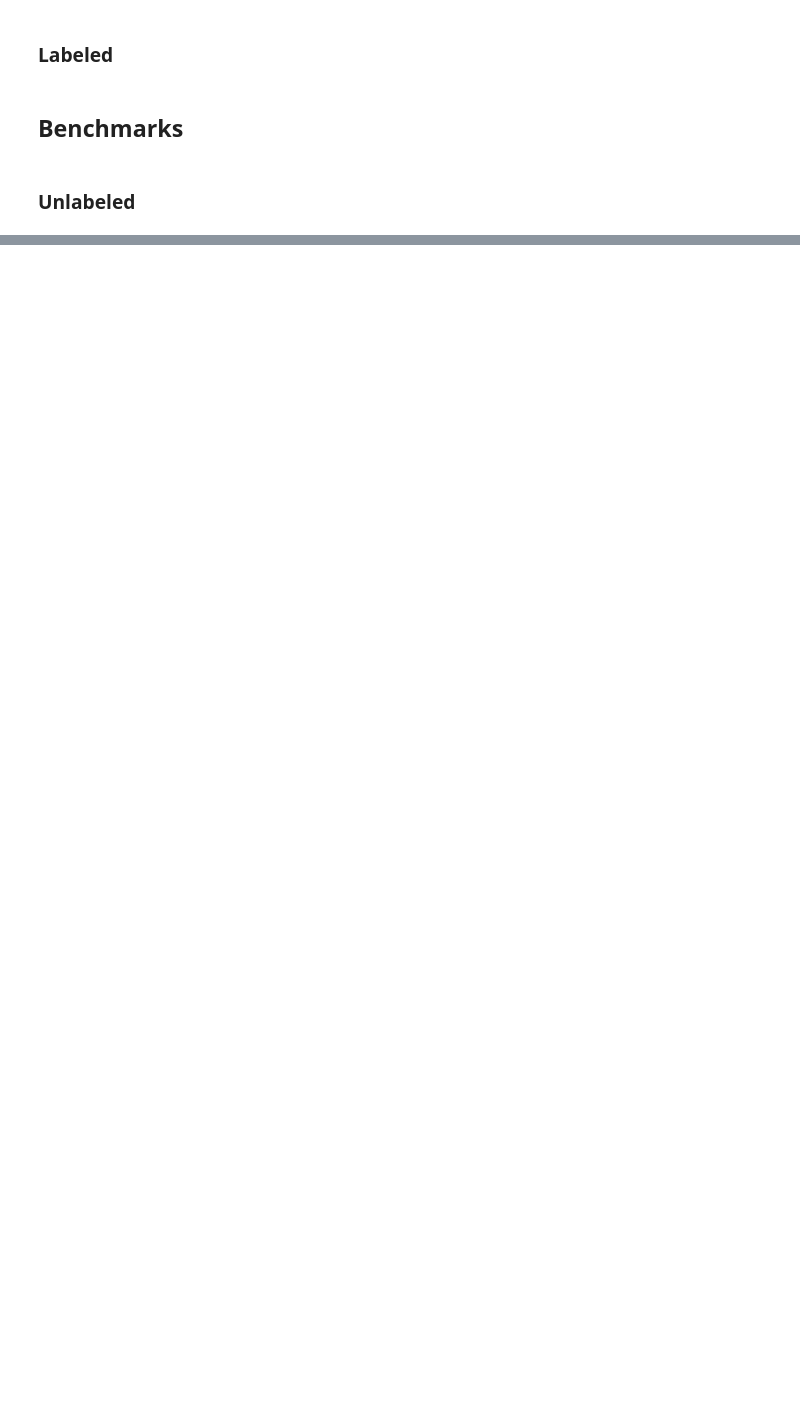
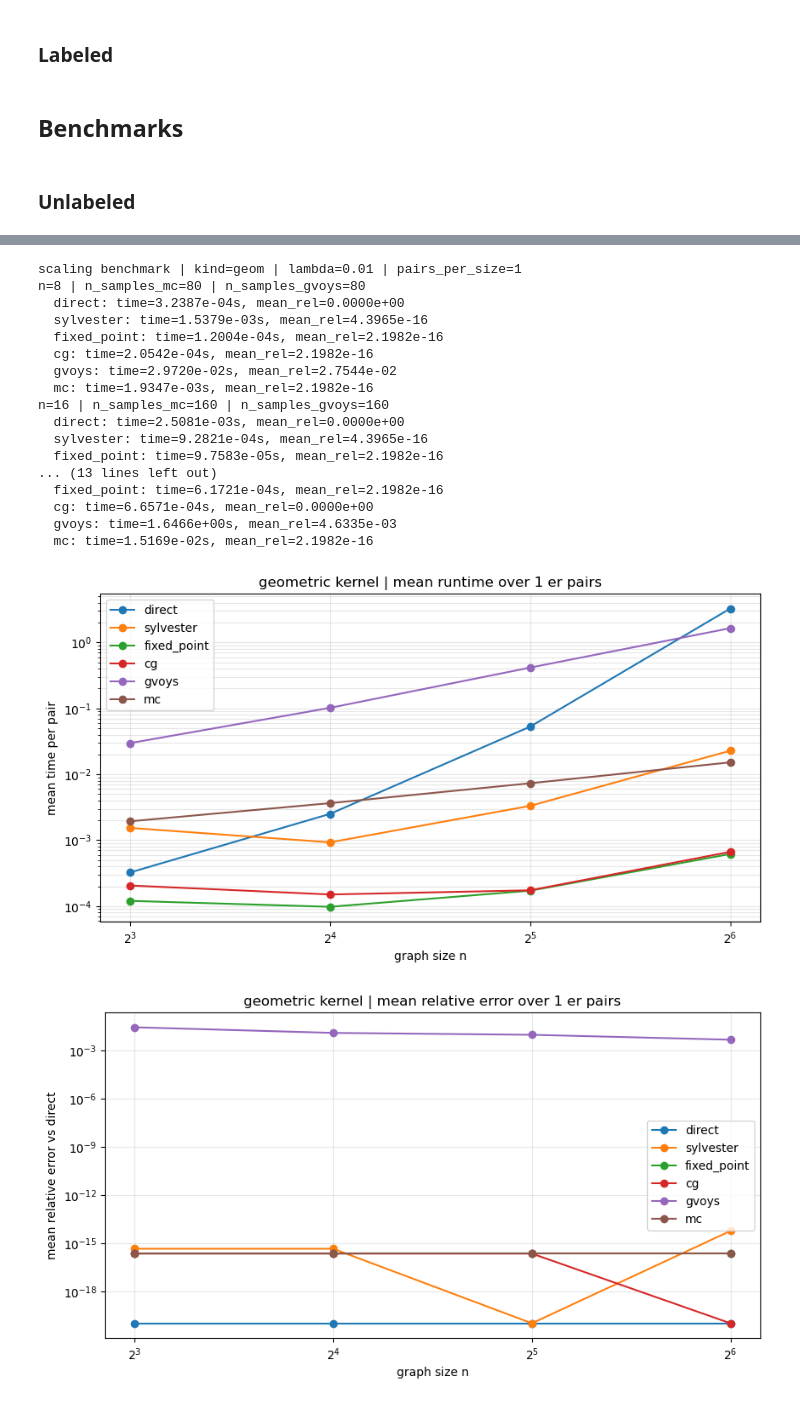
Before and after one commit to arslan-yam/random_walk_kernels_computations, a Jupyter notebook: notebooks/stochastic_rw_kernels.ipynb, the cells around one changed output, grey strips where cells are left out. Saved outputs shown, nothing was run; the diff lists cells and outputs as text; code cells hidden in the pictures; blank space fills up the shorter version.

```diff
--- a/notebooks/stochastic_rw_kernels.ipynb
+++ b/notebooks/stochastic_rw_kernels.ipynb
@@ -125,17 +126,17 @@ def mu_func_gen(kind="exp", lmbd=0.1):
 # %% [markdown]
 #### Unlabeled
 # %%
-def random_walk_kernel(P1, P2, v1, v2, w1, w2, mu_func, kernel_type="general", max_iter=30):
+def random_walk_kernel(P1, P2, v1, v2, w1, w2, mu_func, kind="general", max_iter=30):
     n1, n2 = len(v1), len(v2)
     W = np.kron(P1, P2)
     v = np.kron(v1, v2)
     w = np.kron(w1, w2)
 
-    if kernel_type == "exp":
+    if kind == "exp":
         lmbd = mu_func(1)
         S = la.expm(lmbd * W)
 
-    elif kernel_type == "geom":
+    elif kind == "geom":
         lmbd = mu_func(1)
         I = np.eye(W.shape[0], dtype=float)
         S = np.linalg.inv(I - lmbd * W)
@@ -632,7 +673,7 @@ def sample_length(kind, mu_func, rng):
         return rng.geometric(1.0 - lmbd) - 1
     raise ValueError(f"unsupported kind: {kind}")
 
-def get_samples(P, v, w, shared_random_variables, n_samples, rng):
+def build_features(P, v, w, shared_random_variables, n_samples, rng):
     samples = np.zeros(n_samples, dtype=float)
     for i in range(n_samples):
         len_walk = shared_random_variables[i]
@@ -648,8 +689,8 @@ def random_walk_kernel_mc(P1, P2, v1, v2, w1, w2, mu_func, kind, n_samples=100,
     shared_random_variables = np.zeros(n_samples, dtype=int)
     for i in range(n_samples):
         shared_random_variables[i] = sample_length(kind, mu_func, rng)
-    g1_samples = get_samples(P1, v1, w1, shared_random_variables, n_samples, rng)
-    g2_samples = get_samples(P2, v2, w2, shared_random_variables, n_samples, rng)
+    g1_samples = build_features(P1, v1, w1, shared_random_variables, n_samples, rng)
+    g2_samples = build_features(P2, v2, w2, shared_random_variables, n_samples, rng)
     return C * (g1_samples * g2_samples).mean()
 # %%
 N = 50
@@ -721,0 +1150,23 @@ def bench(dataset, name, mu_func, n_graphs, n_samples_mc, n_samples_gvoys, seed=
+# %%
+print_scaling_bench(scaling_experiment_geom)
+plot_scaling_bench(scaling_experiment_geom)
+# %% [output]
+scaling benchmark | kind=geom | lambda=0.01 | pairs_per_size=1
+n=8 | n_samples_mc=80 | n_samples_gvoys=80
+  direct: time=3.2387e-04s, mean_rel=0.0000e+00
+  sylvester: time=1.5379e-03s, mean_rel=4.3965e-16
+  fixed_point: time=1.2004e-04s, mean_rel=2.1982e-16
+  cg: time=2.0542e-04s, mean_rel=2.1982e-16
+  gvoys: time=2.9720e-02s, mean_rel=2.7544e-02
+  mc: time=1.9347e-03s, mean_rel=2.1982e-16
+n=16 | n_samples_mc=160 | n_samples_gvoys=160
+  direct: time=2.5081e-03s, mean_rel=0.0000e+00
+  sylvester: time=9.2821e-04s, mean_rel=4.3965e-16
+  fixed_point: time=9.7583e-05s, mean_rel=2.1982e-16
+... (13 lines left out)
+  fixed_point: time=6.1721e-04s, mean_rel=2.1982e-16
+  cg: time=6.6571e-04s, mean_rel=0.0000e+00
+  gvoys: time=1.6466e+00s, mean_rel=4.6335e-03
+  mc: time=1.5169e-02s, mean_rel=2.1982e-16
+[figure, added]
+[figure, added]
```
Also changed, not shown: parts of 16 cells of this notebook.
